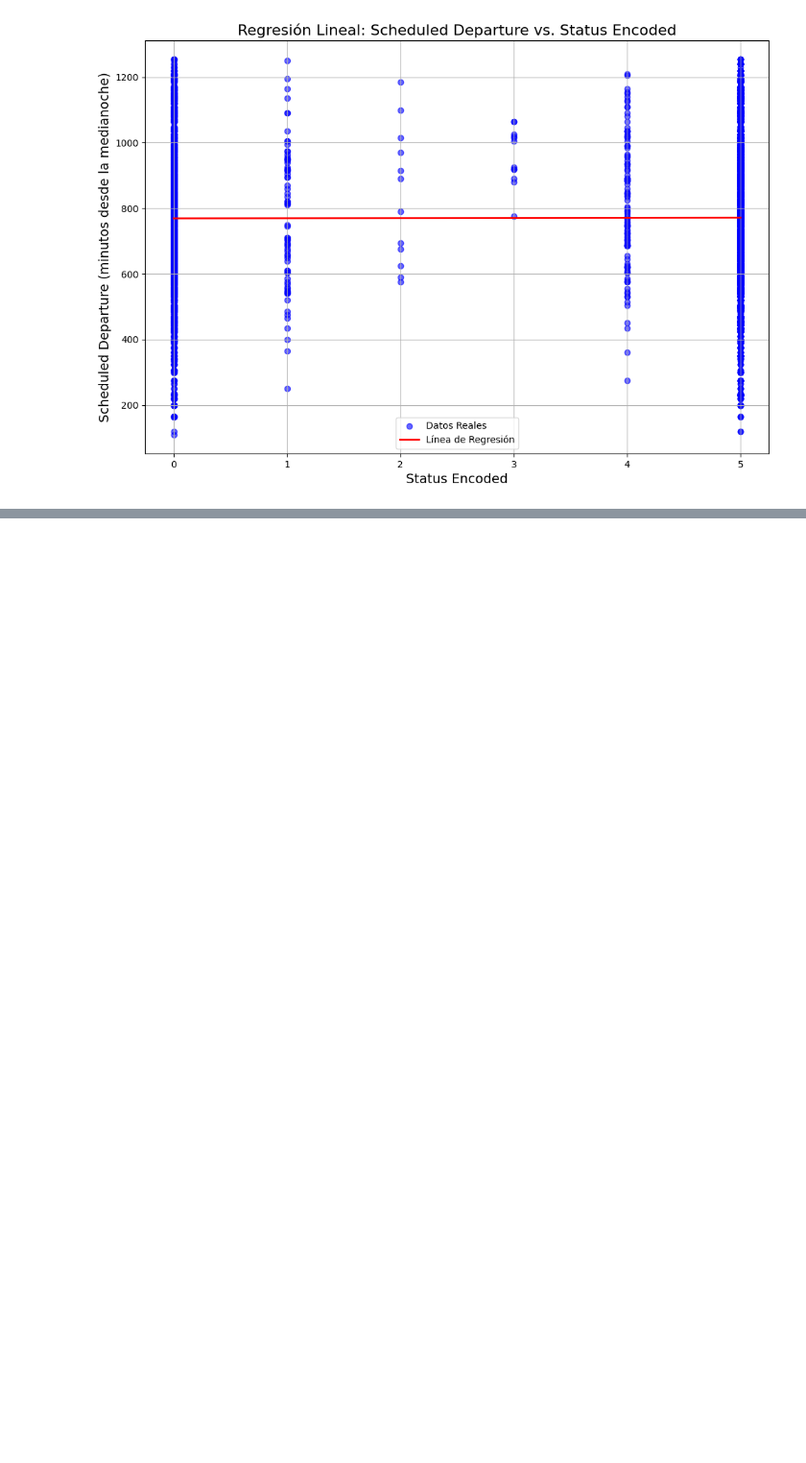
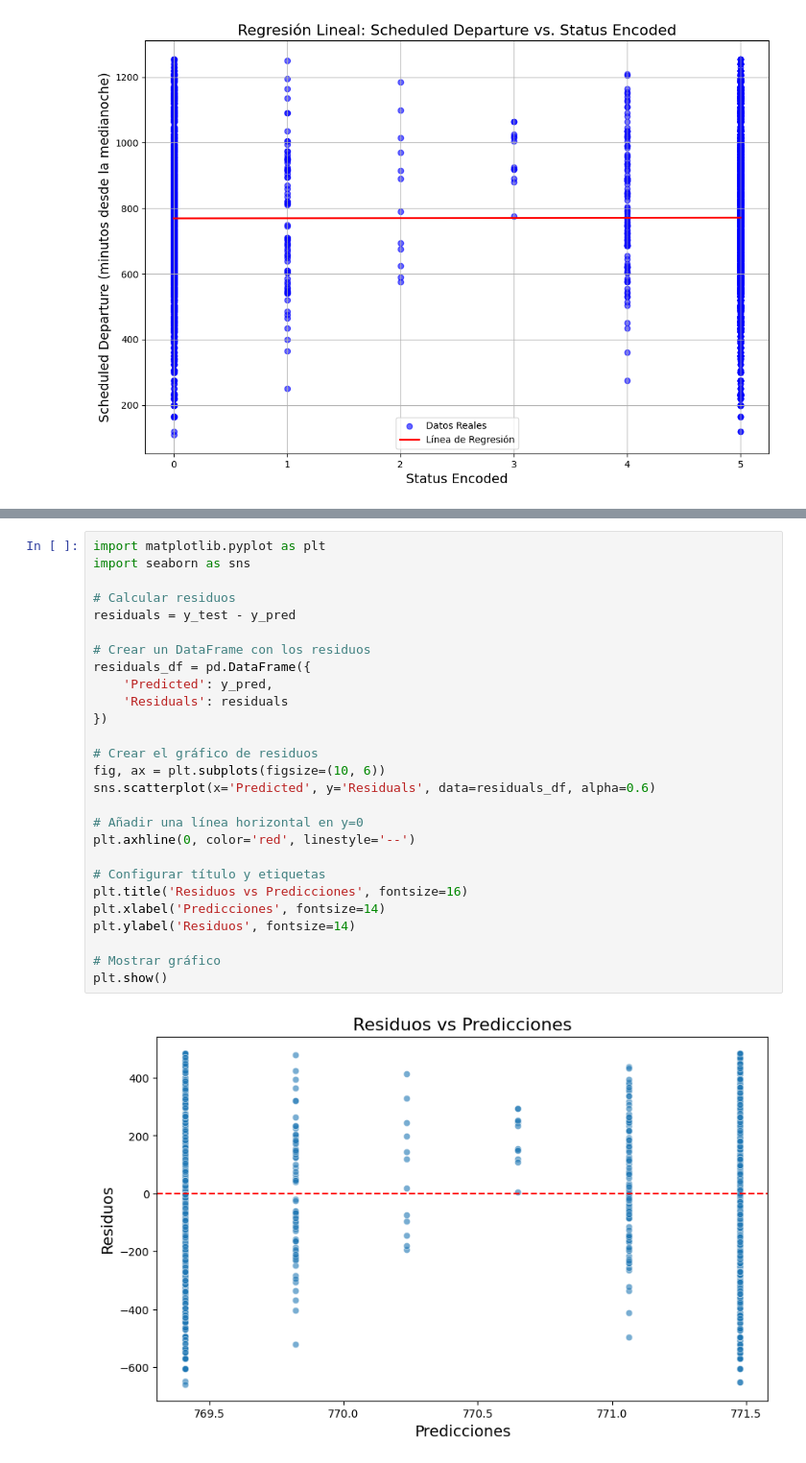
Before and after one commit to CarlosJDO30/Analisis-de-Ocupacion-de-Vuelos, a Jupyter notebook: ML/ML_flights.ipynb, the cells around one changed output, grey strips where cells are left out. Shown: that part at 96% size. Cells and saved outputs as stored; diff of their text form; blank space fills up the shorter version.

```diff
--- a/ML/ML_flights.ipynb
+++ b/ML/ML_flights.ipynb
@@ -128,0 +184,29 @@ plt.show()
+# %%
+import matplotlib.pyplot as plt
+import seaborn as sns
+
+# Calcular residuos
+residuals = y_test - y_pred
+
+# Crear un DataFrame con los residuos
+residuals_df = pd.DataFrame({
+    'Predicted': y_pred,
+    'Residuals': residuals
+})
+
+# Crear el gráfico de residuos
+fig, ax = plt.subplots(figsize=(10, 6))
+sns.scatterplot(x='Predicted', y='Residuals', data=residuals_df, alpha=0.6)
+
+# Añadir una línea horizontal en y=0
+plt.axhline(0, color='red', linestyle='--')
+
+# Configurar título y etiquetas
+plt.title('Residuos vs Predicciones', fontsize=16)
+plt.xlabel('Predicciones', fontsize=14)
+plt.ylabel('Residuos', fontsize=14)
+
+# Mostrar gráfico
+plt.show()
+# %% [output]
+[figure, added]
```
Also changed, not shown: parts of 3 cells of this notebook.
